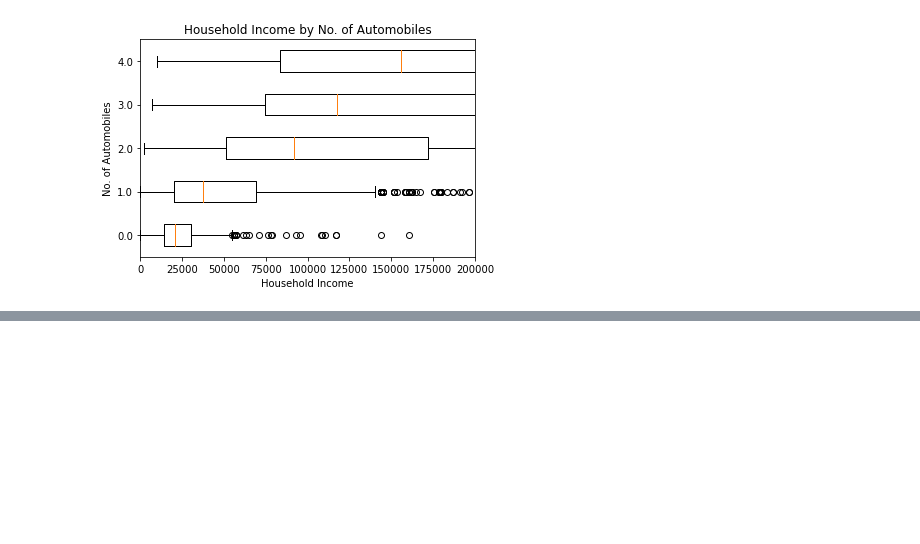
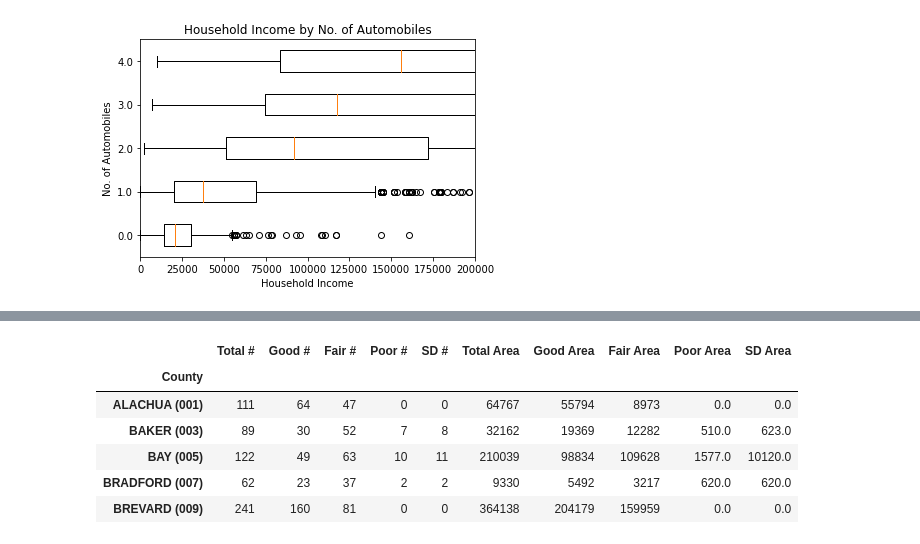
Before and after one commit to YenChuWu/transportation_exercise, a Jupyter notebook: FDOT.ipynb, the cells around one changed output, grey strips where cells are left out. Saved outputs shown, nothing was run; the diff lists cells and outputs as text; code cells hidden in the pictures; blank space fills up the shorter version.

```diff
--- a/FDOT.ipynb
+++ b/FDOT.ipynb
@@ -405,0 +430,15 @@ hh65[hh65['autos']==2].income.median()
+# %%
+bridge = bridge.replace('-', 0)
+bridge[['Poor #', 'SD #']] = bridge[['Poor #', 'SD #']].astype(int)
+bridge.fillna(0, inplace=True)
+bridge.set_index('County',inplace=True)
+bridge.drop(index='TOTALS',inplace=True)
+bridge.head()
+# %% [output]
+|  | Total # | Good # | Fair # | Poor # | SD # | Total Area | Good Area | Fair Area | Poor Area | SD Area |
+| County |  |  |  |  |  |  |  |  |  |  |
+| ALACHUA (001) | 111 | 64 | 47 | 0 | 0 | 64767 | 55794 | 8973 | 0.0 | 0.0 |
+| BAKER (003) | 89 | 30 | 52 | 7 | 8 | 32162 | 19369 | 12282 | 510.0 | 623.0 |
+| BAY (005) | 122 | 49 | 63 | 10 | 11 | 210039 | 98834 | 109628 | 1577.0 | 10120.0 |
+| BRADFORD (007) | 62 | 23 | 37 | 2 | 2 | 9330 | 5492 | 3217 | 620.0 | 620.0 |
+| BREVARD (009) | 241 | 160 | 81 | 0 | 0 | 364138 | 204179 | 159959 | 0.0 | 0.0 |
```
Also changed, not shown: parts of 10 cells of this notebook.
